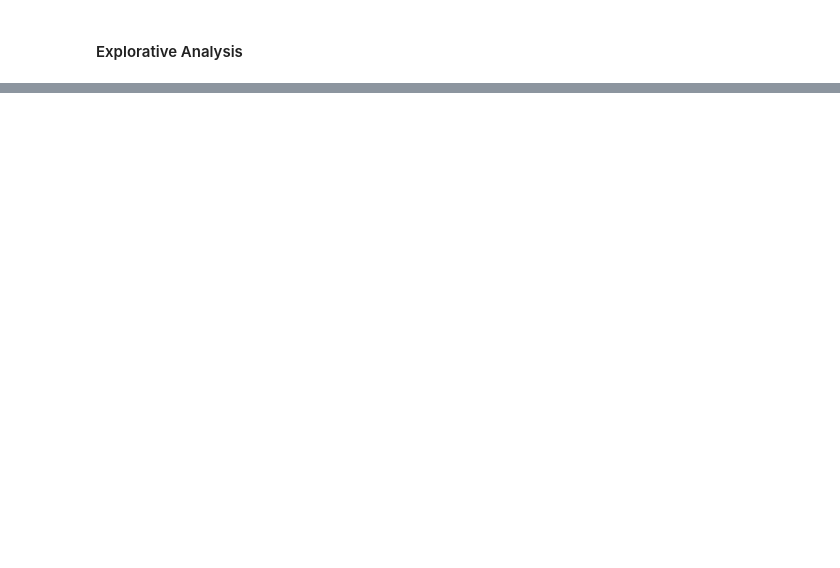
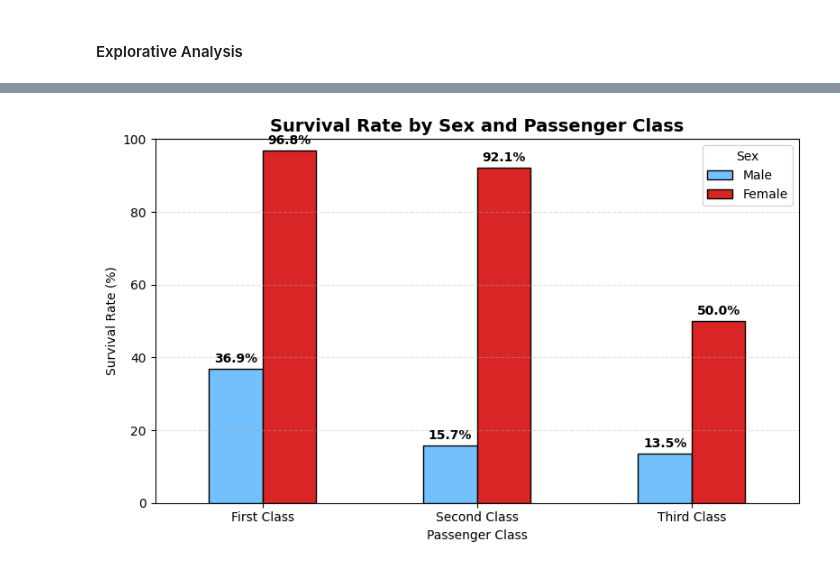
Before and after one commit to ntn7898/Titanic-Prediction, a Jupyter notebook: titanic_project.ipynb, the cells around one changed output, grey strips where cells are left out. Cells and saved outputs as stored; diff of their text form; code cells hidden in the pictures; blank space fills up the shorter version.

```diff
--- a/titanic_project.ipynb
+++ b/titanic_project.ipynb
@@ -124,0 +191,4 @@ memory usage: 139.3 KB
+# %%
+# IsChild: Encoding 1 if passager was under 18, 0 if they were an adult
+train['IsChild'] = (train['Age']<18).astype(int)
+train['IsChild'].sum()
@@ -125,2 +197,18 @@ memory usage: 139.3 KB
+# %%
+age_bins = [0, 12, 17, 35, 60, float('inf')]
+
+age_labels = [
+    'Child',
+    'Teen',
+    'YoungAdult',
+    'Adult',
+    'OlderAdult'
+]
+train['AgeGroup'] = pd.cut(
+    train['Age'],
+    bins=age_bins,
+    labels=age_labels,
+    include_lowest=True
+)
 # %% [markdown]
 #### Explorative Analysis
@@ -159,0 +280,45 @@ Minimum Fare: $0.0
+# %%
+sex_class_survival = (
+    train.groupby(['Pclass', 'Sex_female'])['Survived']
+    .mean()
+    .unstack() * 100
+)
+
+sex_class_survival.columns = ['Male', 'Female']
+
+ax = sex_class_survival.plot(
+    kind='bar',
+    color=['#74C0FC', "#D92525"],
+    edgecolor='black',
+    figsize=(8, 5)
+)
+
+plt.title(
+    'Survival Rate by Sex and Passenger Class',
+    fontsize=14,
+    fontweight='bold'
+)
+
+plt.xlabel('Passenger Class')
+plt.ylabel('Survival Rate (%)')
+plt.xticks(
+    ticks=[0, 1, 2],
+    labels=['First Class', 'Second Class', 'Third Class'],
+    rotation=0
+)
+plt.ylim(0, 100)
+plt.legend(title='Sex')
+plt.grid(axis='y', linestyle='--', alpha=0.4)
+
+for container in ax.containers:
+    ax.bar_label(
+        container,
+        fmt='%.1f%%',
+        padding=3,
+        fontweight='bold'
+    )
+
+plt.tight_layout()
+plt.show()
+# %% [output]
+[figure, added]
```
Also changed, not shown: parts of 21 cells of this notebook.
